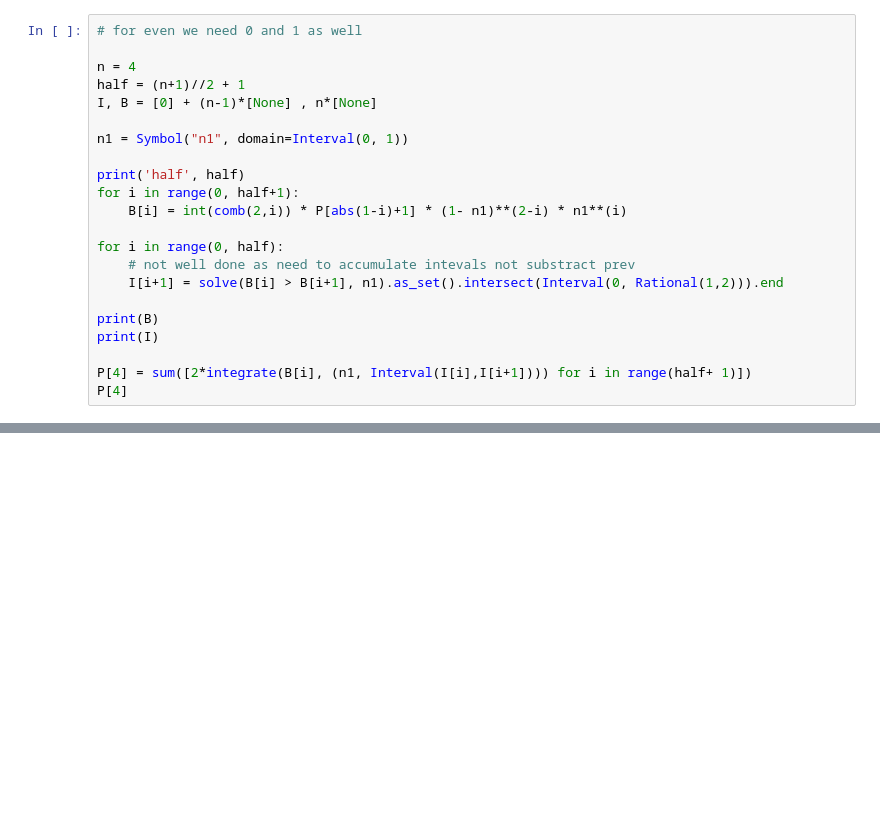
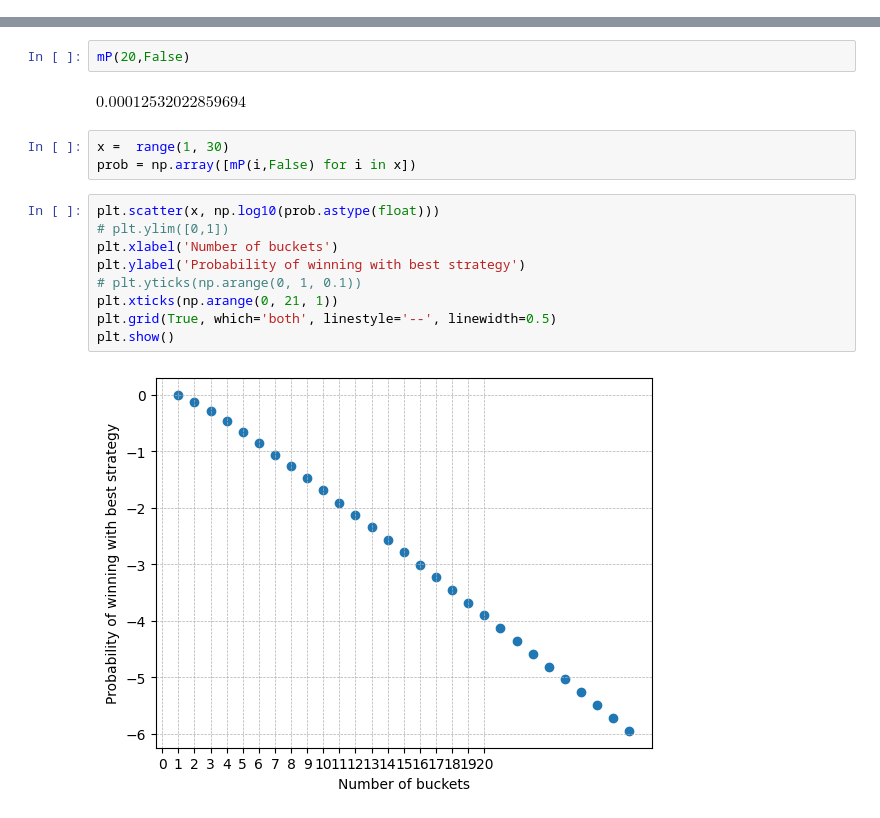
Before and after one commit to PabloRuizCuevas/probability-sorting, a Jupyter notebook: sortin.ipynb, the cells around one changed output, grey strips where cells are left out. Drawn from its saved outputs; the diff is of its cells as text; blank space fills up the shorter version.

```diff
--- a/sortin.ipynb
+++ b/sortin.ipynb
@@ -215,22 +0,0 @@ list(range(0, 1))
-# %%
-# for even we need 0 and 1 as well
-
-n = 4
-half = (n+1)//2 + 1
-I, B = [0] + (n-1)*[None] , n*[None]
-
-n1 = Symbol("n1", domain=Interval(0, 1))
-
-print('half', half)
-for i in range(0, half+1):
-    B[i] = int(comb(2,i)) * P[abs(1-i)+1] * (1- n1)**(2-i) * n1**(i)
-
-for i in range(0, half):
-    # not well done as need to accumulate intevals not substract prev
-    I[i+1] = solve(B[i] > B[i+1], n1).as_set().intersect(Interval(0, Rational(1,2))).end
-
-print(B)
-print(I)
-
-P[4] = sum([2*integrate(B[i], (n1, Interval(I[i],I[i+1]))) for i in range(half+ 1)])
-P[4]
@@ -252,0 +9,18 @@ k = 2
+# %%
+mP(20,False)
+# %% [output]
+$\displaystyle 0.00012532022859694$
+# %%
+x =  range(1, 30)
+prob = np.array([mP(i,False) for i in x])
+# %%
+plt.scatter(x, np.log10(prob.astype(float)))
+# plt.ylim([0,1])
+plt.xlabel('Number of buckets')
+plt.ylabel('Probability of winning with best strategy')
+# plt.yticks(np.arange(0, 1, 0.1))
+plt.xticks(np.arange(0, 21, 1))
+plt.grid(True, which='both', linestyle='--', linewidth=0.5)
+plt.show()
+# %% [output]
+[figure, added]
```
Also changed, not shown: parts of 62 cells of this notebook.
